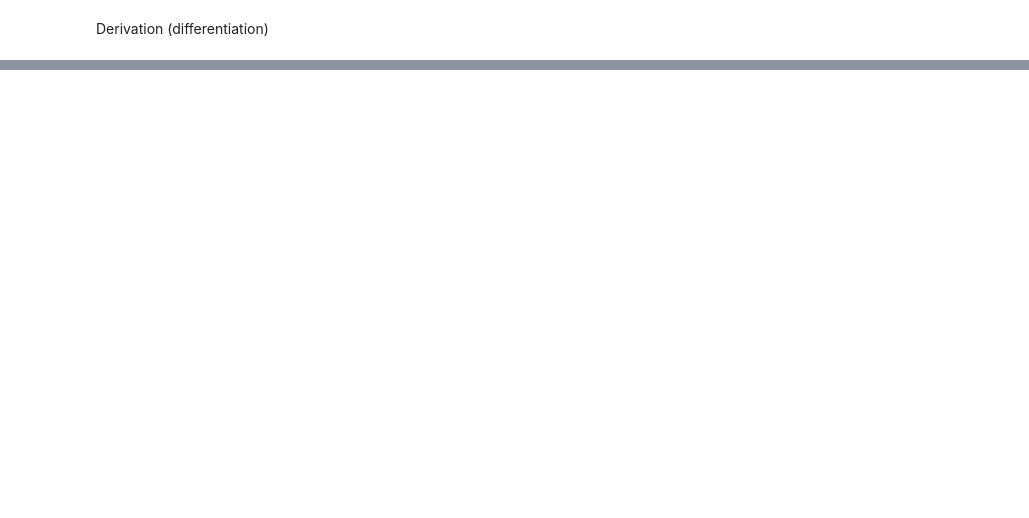
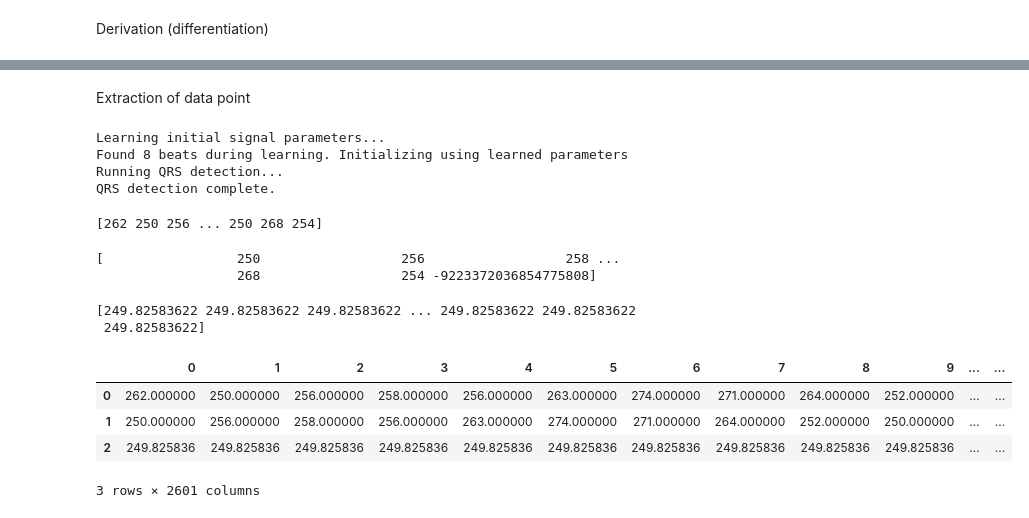
Before and after one commit to ismohamedi/ecg_classifier, a Jupyter notebook: pan_tomkin.ipynb, the cells around one changed output, grey strips where cells are left out. Drawn from its saved outputs; the diff is of its cells as text; code cells hidden in the pictures; blank space fills up the shorter version.

Commit message:
Added data extraction

```diff
--- a/pan_tomkin.ipynb
+++ b/pan_tomkin.ipynb
@@ -67,0 +74,43 @@ plt.show()
+# %% [markdown]
+Extraction of data point
+# %%
+sig, fields = wfdb.rdsamp('mit-bih-arrhythmia-database-1.0.0/105', channels=[0])
+xqrs = processing.XQRS(sig=sig[:,0], fs=fields['fs'])
+xqrs.detect()
+# %% [output]
+Learning initial signal parameters...
+Found 8 beats during learning. Initializing using learned parameters
+Running QRS detection...
+QRS detection complete.
+# %%
+# Calculate pre rr interval
+from wfdb import processing
+pre_rr_interval = processing.calc_rr(xqrs.qrs_inds,fs=360)
+print(pre_rr_interval)
+# %% [output]
+[262 250 256 ... 250 268 254]
+# %%
+# Calculate post rr interval
+from scipy.ndimage.interpolation import shift
+post_rr_interval = shift(pre_rr_interval, -1, cval=np.NaN)
+print(post_rr_interval)
+# %% [output]
+[                 250                  256                  258 ...
+                  268                  254 -9223372036854775808]
+# %%
+# Mean value of RR intervals
+rr_mean = np.ones(len(pre_rr_interval)) * pre_rr_interval.mean()
+print(rr_mean)
+# %% [output]
+[249.82583622 249.82583622 249.82583622 ... 249.82583622 249.82583622
+ 249.82583622]
+# %%
+# Dataset on a matrix
+dataset = pd.DataFrame(np.array([pre_rr_interval,post_rr_interval,rr_mean]))
+dataset
+# %% [output]
+|  | 0 | 1 | 2 | 3 | 4 | 5 | 6 | 7 | 8 | 9 | ... | ... |
+| 0 | 262.000000 | 250.000000 | 256.000000 | 258.000000 | 256.000000 | 263.000000 | 274.000000 | 271.000000 | 264.000000 | 252.000000 | ... | ... |
+| 1 | 250.000000 | 256.000000 | 258.000000 | 256.000000 | 263.000000 | 274.000000 | 271.000000 | 264.000000 | 252.000000 | 250.000000 | ... | ... |
+| 2 | 249.825836 | 249.825836 | 249.825836 | 249.825836 | 249.825836 | 249.825836 | 249.825836 | 249.825836 | 249.825836 | 249.825836 | ... | ... |
+3 rows × 2601 columns
```
Also changed, not shown: parts of 11 cells of this notebook.
